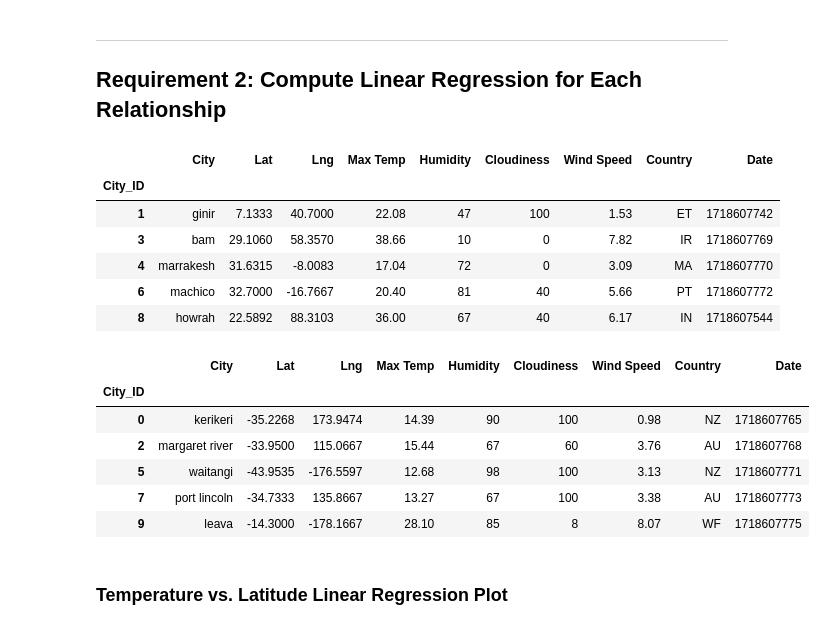
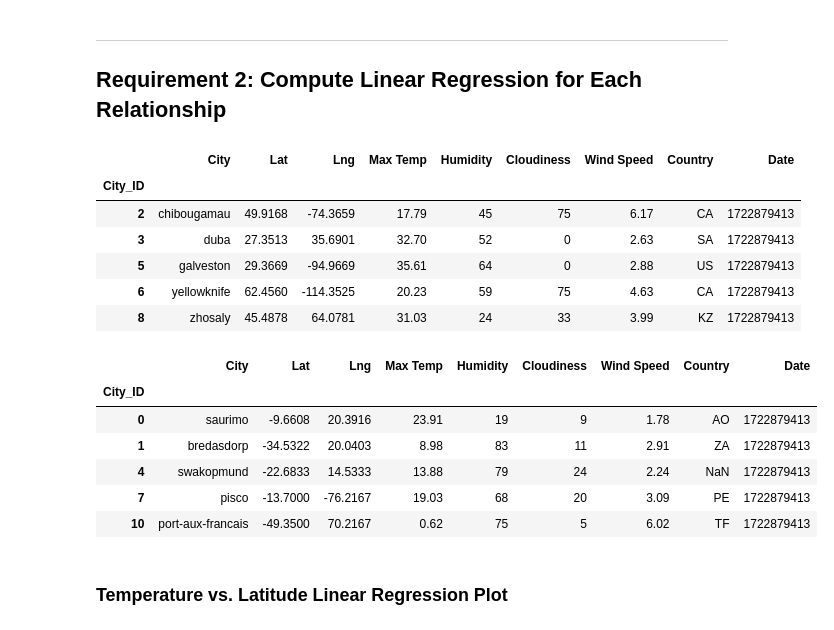
Before and after one commit to nebiat24/python-api-challenge, a Jupyter notebook: WeatherPy/WeatherPy .ipynb, the cells around one changed output. Saved outputs shown, nothing was run; the diff lists cells and outputs as text; code cells hidden in the pictures.

```diff
--- a/WeatherPy/WeatherPy .ipynb
+++ b/WeatherPy/WeatherPy .ipynb
@@ -264,30 +308,30 @@ plt.show()
 # %%
 # Create a DataFrame with the Northern Hemisphere data (Latitude >= 0)
-# YOUR CODE HERE
+northern_hemi_df = city_data_df.loc[pd.to_numeric(city_data_df["Lat"]).astype(float)>= 0, :]
 
 # Display sample data
 northern_hemi_df.head()
 # %% [output]
 |  | City | Lat | Lng | Max Temp | Humidity | Cloudiness | Wind Speed | Country | Date |
 | City_ID |  |  |  |  |  |  |  |  |  |
-| 1 | ginir | 7.1333 | 40.7000 | 22.08 | 47 | 100 | 1.53 | ET | 1718607742 |
-| 3 | bam | 29.1060 | 58.3570 | 38.66 | 10 | 0 | 7.82 | IR | 1718607769 |
-| 4 | marrakesh | 31.6315 | -8.0083 | 17.04 | 72 | 0 | 3.09 | MA | 1718607770 |
-| 6 | machico | 32.7000 | -16.7667 | 20.40 | 81 | 40 | 5.66 | PT | 1718607772 |
-| 8 | howrah | 22.5892 | 88.3103 | 36.00 | 67 | 40 | 6.17 | IN | 1718607544 |
+| 2 | chibougamau | 49.9168 | -74.3659 | 17.79 | 45 | 75 | 6.17 | CA | 1722879413 |
+| 3 | duba | 27.3513 | 35.6901 | 32.70 | 52 | 0 | 2.63 | SA | 1722879413 |
+| 5 | galveston | 29.3669 | -94.9669 | 35.61 | 64 | 0 | 2.88 | US | 1722879413 |
+| 6 | yellowknife | 62.4560 | -114.3525 | 20.23 | 59 | 75 | 4.63 | CA | 1722879413 |
+| 8 | zhosaly | 45.4878 | 64.0781 | 31.03 | 24 | 33 | 3.99 | KZ | 1722879413 |
 # %%
 # Create a DataFrame with the Southern Hemisphere data (Latitude < 0)
-# YOUR CODE HERE
+southern_hemi_df = city_data_df.loc[pd.to_numeric(city_data_df["Lat"]).astype(float)< 0, :]
 
 # Display sample data
 southern_hemi_df.head()
 # %% [output]
 |  | City | Lat | Lng | Max Temp | Humidity | Cloudiness | Wind Speed | Country | Date |
 | City_ID |  |  |  |  |  |  |  |  |  |
-| 0 | kerikeri | -35.2268 | 173.9474 | 14.39 | 90 | 100 | 0.98 | NZ | 1718607765 |
-| 2 | margaret river | -33.9500 | 115.0667 | 15.44 | 67 | 60 | 3.76 | AU | 1718607768 |
-| 5 | waitangi | -43.9535 | -176.5597 | 12.68 | 98 | 100 | 3.13 | NZ | 1718607771 |
-| 7 | port lincoln | -34.7333 | 135.8667 | 13.27 | 67 | 100 | 3.38 | AU | 1718607773 |
-| 9 | leava | -14.3000 | -178.1667 | 28.10 | 85 | 8 | 8.07 | WF | 1718607775 |
+| 0 | saurimo | -9.6608 | 20.3916 | 23.91 | 19 | 9 | 1.78 | AO | 1722879413 |
+| 1 | bredasdorp | -34.5322 | 20.0403 | 8.98 | 83 | 11 | 2.91 | ZA | 1722879413 |
+| 4 | swakopmund | -22.6833 | 14.5333 | 13.88 | 79 | 24 | 2.24 | NaN | 1722879413 |
+| 7 | pisco | -13.7000 | -76.2167 | 19.03 | 68 | 20 | 3.09 | PE | 1722879413 |
+| 10 | port-aux-francais | -49.3500 | 70.2167 | 0.62 | 75 | 5 | 6.02 | TF | 1722879413 |
 # %% [markdown]
 ###  Temperature vs. Latitude Linear Regression Plot
```
Also changed, not shown: parts of 32 cells of this notebook.
